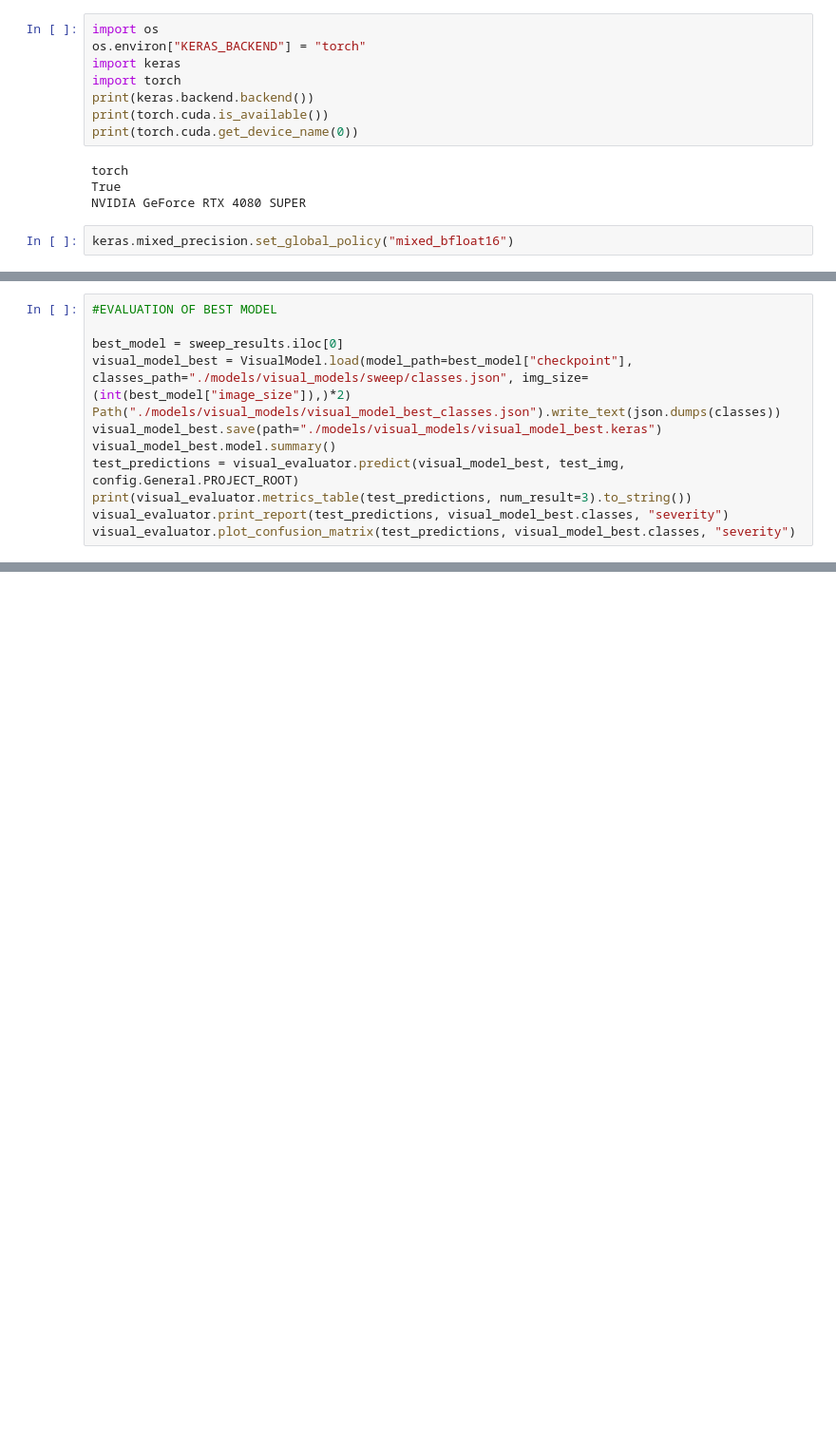
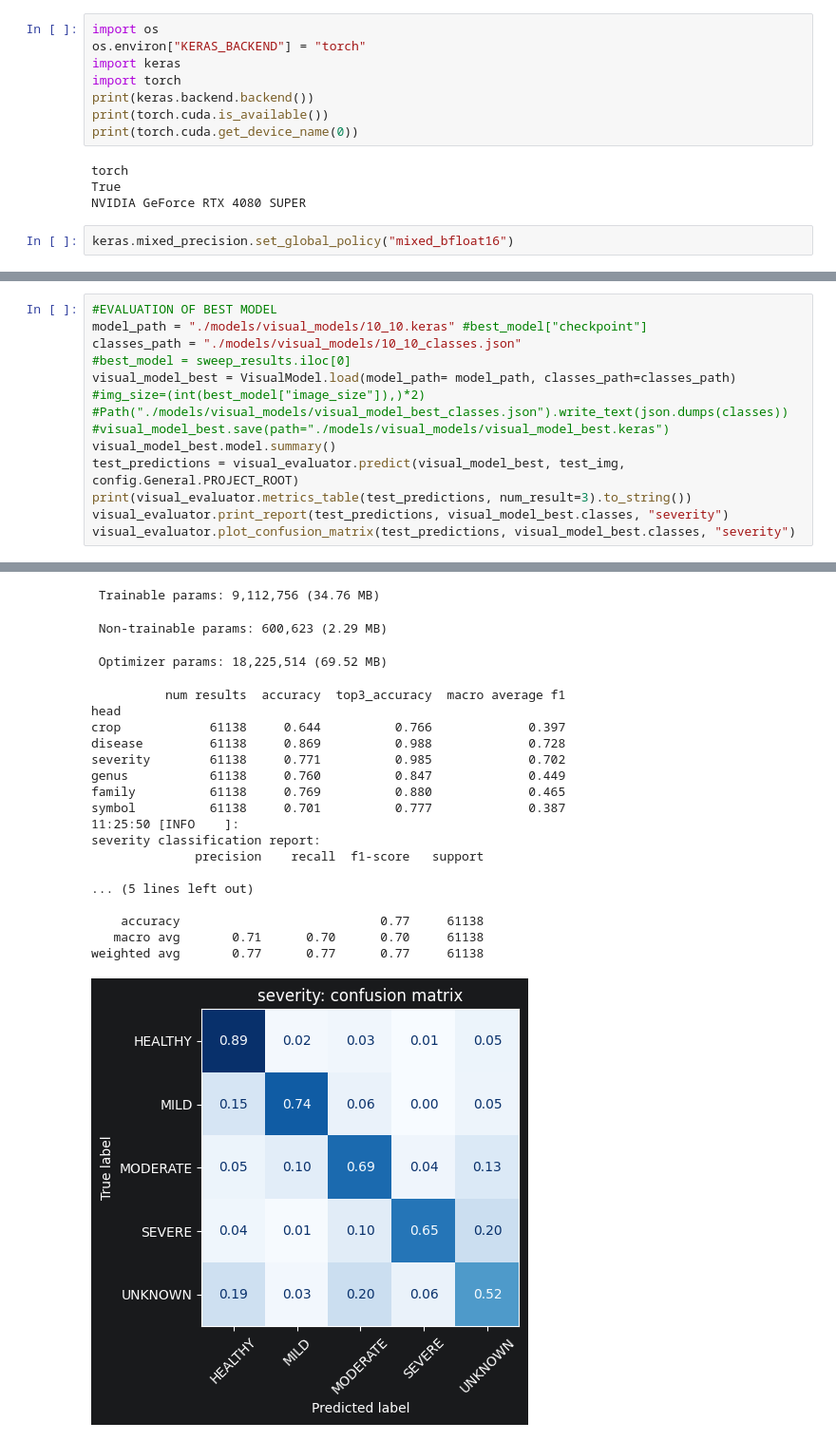
Before and after one commit to KylerYohnPsu/PlantQA, a Jupyter notebook: train_visual_model.ipynb, the cells around one changed output, grey strips where cells are left out. Shown at 95% size. Drawn from its saved outputs; the diff is of its cells as text; blank space fills up the shorter version.

```diff
--- a/train_visual_model.ipynb
+++ b/train_visual_model.ipynb
@@ -279,13 +296,15 @@ Epoch 1/30
 KeyboardInterrupt:
 # %%
 #EVALUATION OF BEST MODEL
-
-best_model = sweep_results.iloc[0]
-visual_model_best = VisualModel.load(model_path=best_model["checkpoint"], classes_path="./models/visual_models/sweep/classes.json", img_size=(int(best_model["image_size"]),)*2)
-Path("./models/visual_models/visual_model_best_classes.json").write_text(json.dumps(classes))
-visual_model_best.save(path="./models/visual_models/visual_model_best.keras")
+model_path = "./models/visual_models/10_10.keras" #best_model["checkpoint"]
+classes_path = "./models/visual_models/10_10_classes.json"
+#best_model = sweep_results.iloc[0]
+visual_model_best = VisualModel.load(model_path= model_path, classes_path=classes_path) #img_size=(int(best_model["image_size"]),)*2)
+#Path("./models/visual_models/visual_model_best_classes.json").write_text(json.dumps(classes))
+#visual_model_best.save(path="./models/visual_models/visual_model_best.keras")
 visual_model_best.model.summary()
 test_predictions = visual_evaluator.predict(visual_model_best, test_img, config.General.PROJECT_ROOT)
 print(visual_evaluator.metrics_table(test_predictions, num_result=3).to_string())
 visual_evaluator.print_report(test_predictions, visual_model_best.classes, "severity")
 visual_evaluator.plot_confusion_matrix(test_predictions, visual_model_best.classes, "severity")
+# %% [output]
@@ -291,0 +330,21 @@ visual_evaluator.plot_confusion_matrix(test_predictions, visual_model_best.class
+ Trainable params: 9,112,756 (34.76 MB)
+ Non-trainable params: 600,623 (2.29 MB)
+ Optimizer params: 18,225,514 (69.52 MB)
+          num results  accuracy  top3_accuracy  macro average f1
+head
+crop            61138     0.644          0.766             0.397
+disease         61138     0.869          0.988             0.728
+severity        61138     0.771          0.985             0.702
+genus           61138     0.760          0.847             0.449
+family          61138     0.769          0.880             0.465
+symbol          61138     0.701          0.777             0.387
+11:25:50 [INFO    ]:
+severity classification report:
+              precision    recall  f1-score   support
+
+... (5 lines left out)
+
+    accuracy                           0.77     61138
+   macro avg       0.71      0.70      0.70     61138
+weighted avg       0.77      0.77      0.77     61138
+[figure, added]
```
Also changed, not shown: parts of 5 cells of this notebook.
